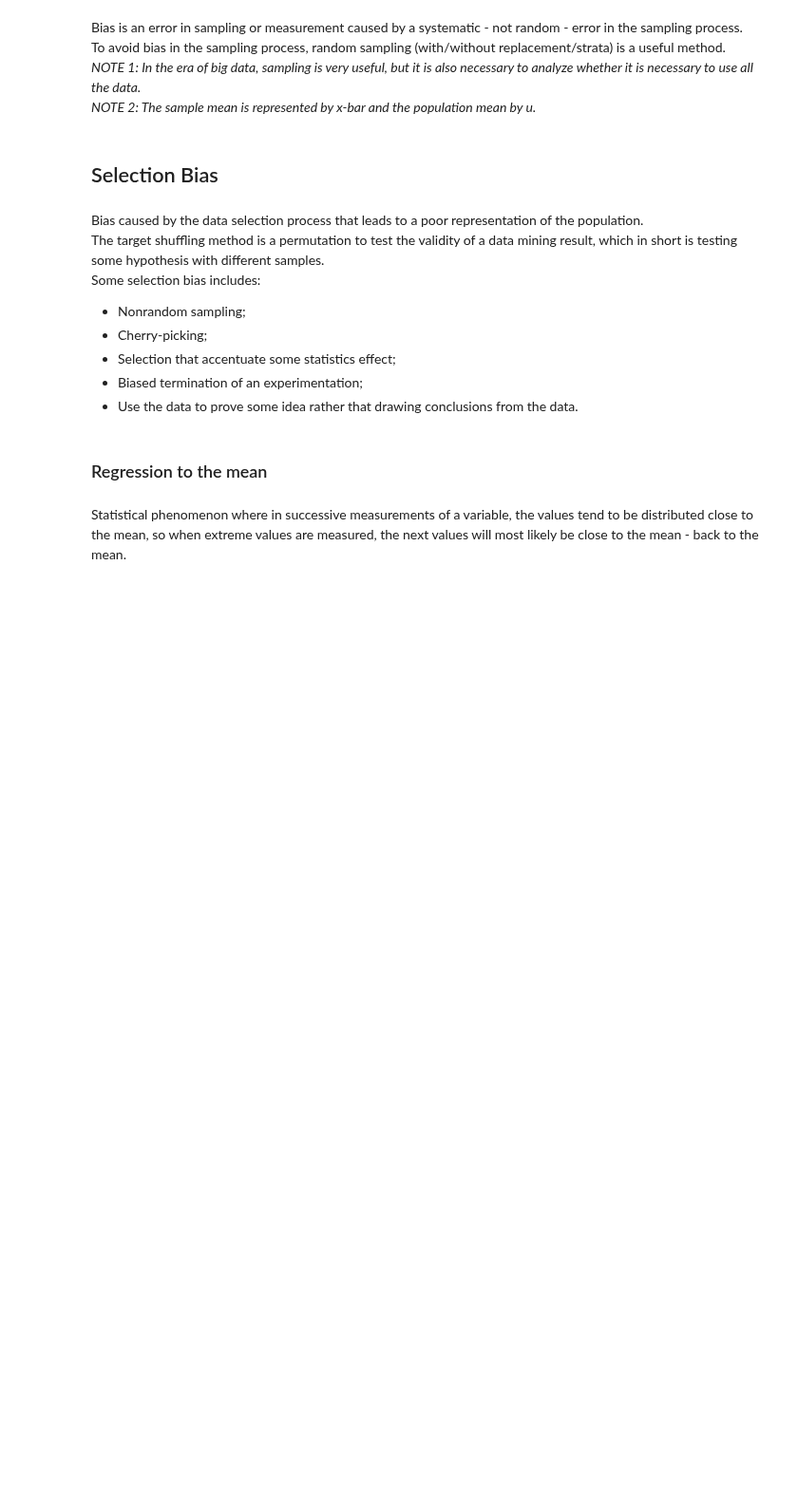
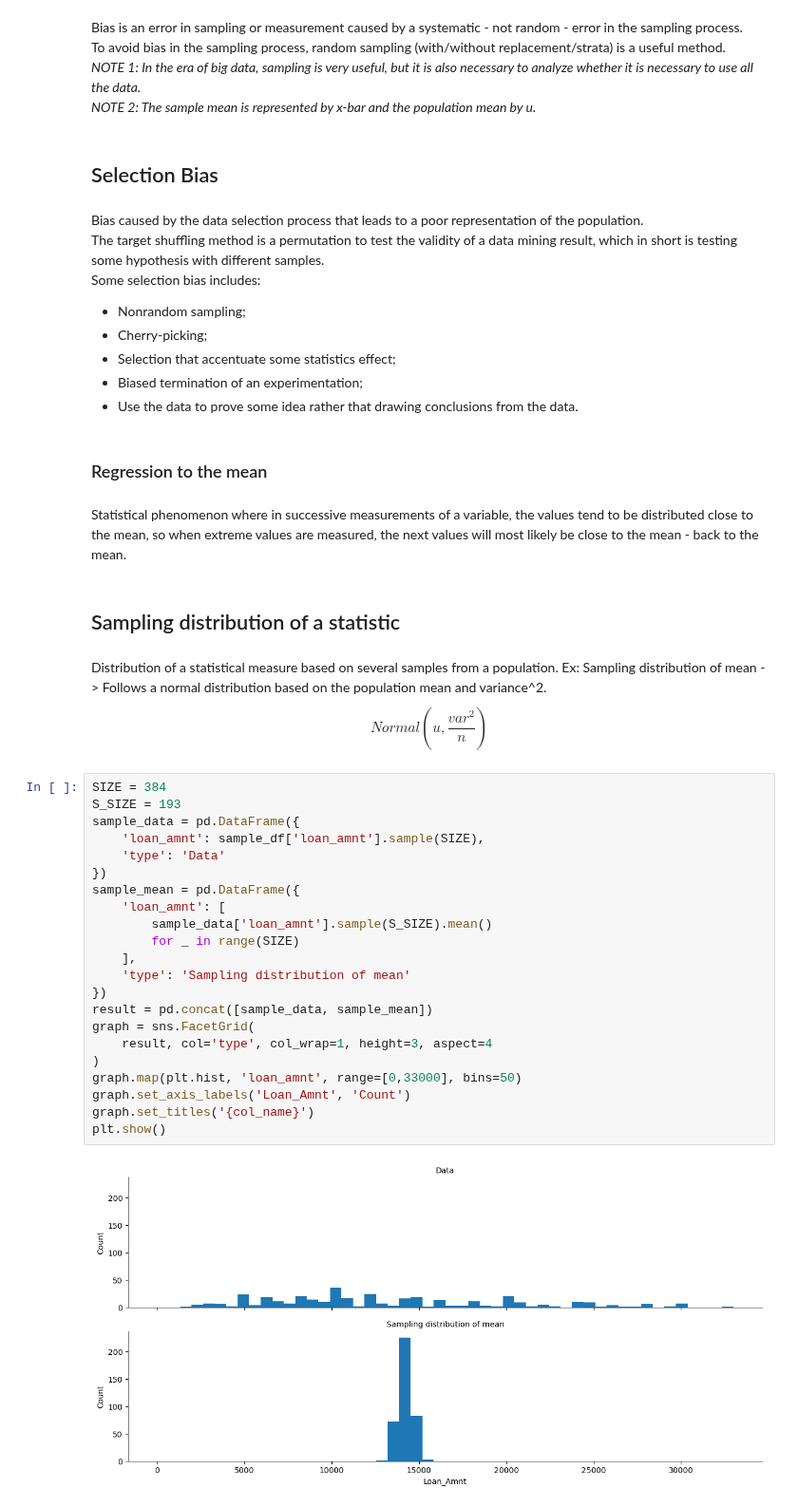
Before and after one commit to gdserafini/pratical-statistics, a Jupyter notebook: src/2-data-and-sampling-distributions/data-and-sampling-distributions.ipynb, the cells around one changed output. Shown at 95% size. Saved outputs shown, nothing was run; the diff lists cells and outputs as text; blank space fills up the shorter version.

Commit message:
update -> finish sampling distribution

```diff
--- a/src/2-data-and-sampling-distributions/data-and-sampling-distributions.ipynb
+++ b/src/2-data-and-sampling-distributions/data-and-sampling-distributions.ipynb
@@ -84,3 +86,35 @@ Some selection bias includes:
 # %% [markdown]
 
 Statistical phenomenon where in successive measurements of a variable, the values tend to be distributed close to the mean, so when extreme values are measured, the next values will most likely be close to the mean - back to the mean.
+# %% [markdown]
+## Sampling distribution of a statistic
+# %% [markdown]
+Distribution of a statistical measure based on several samples from a population.
+Ex: Sampling distribution of mean -> Follows a normal distribution based on the population mean and variance^2.
+$$
+Normal(u, \frac{var^2}{n})
+$$
+# %%
+SIZE = 384
+S_SIZE = 193
+sample_data = pd.DataFrame({
+    'loan_amnt': sample_df['loan_amnt'].sample(SIZE),
+    'type': 'Data'
+})
+sample_mean = pd.DataFrame({
+    'loan_amnt': [
+        sample_data['loan_amnt'].sample(S_SIZE).mean()
+        for _ in range(SIZE)
+    ],
+    'type': 'Sampling distribution of mean'
+})
+result = pd.concat([sample_data, sample_mean])
+graph = sns.FacetGrid(
+    result, col='type', col_wrap=1, height=3, aspect=4
+)
+graph.map(plt.hist, 'loan_amnt', range=[0,33000], bins=50)
+graph.set_axis_labels('Loan_Amnt', 'Count')
+graph.set_titles('{col_name}')
+plt.show()
+# %% [output]
+[figure, added]
```
Also changed, not shown: parts of 1 cell of this notebook, 2 other files.
